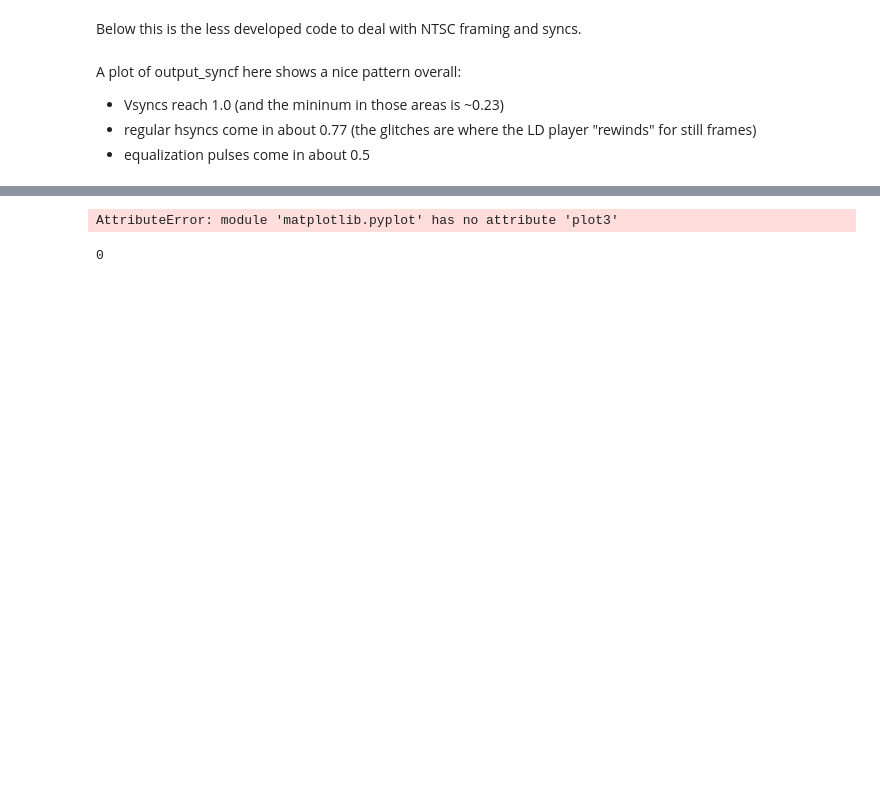
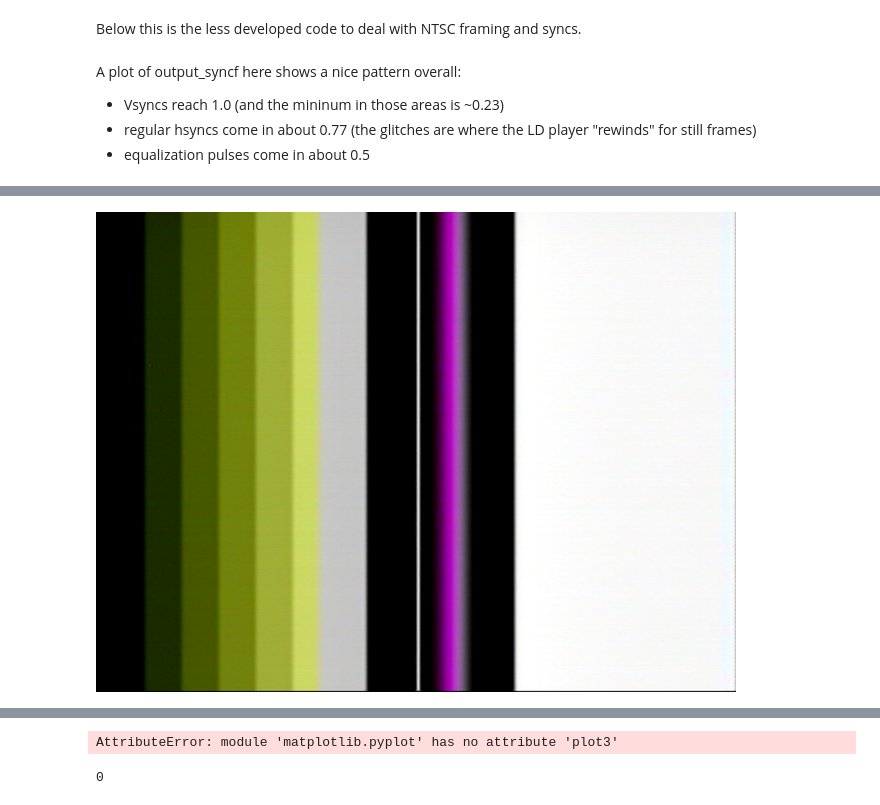
Before and after one commit to happycube/ld-decode, a Jupyter notebook: ld-decoder-dev.ipynb, the cells around one changed output, grey strips where cells are left out. Drawn from its saved outputs; the diff is of its cells as text; code cells hidden in the pictures; blank space fills up the shorter version.

```diff
--- a/ld-decoder-dev.ipynb
+++ b/ld-decoder-dev.ipynb
@@ -1348,3 +1333,11 @@ drawdata(output_cropped, 844, 504, hscale=2, vscale=2)
+# %%
+import os
+os.system("cat tmp1.tbc | ./comb-ntsc -d 2 - > testx1.rgb; convert -size 744x480 -depth 16 -resize 200%\! rgb:testx.rgb -resize 640x480\! testx1.png")
+
+#from IPython.display import Image
+IPython.display.Image("testx1.png")
+# %% [output]
+[figure, added]
 # %%
 l = 20
 
```
Also changed, not shown: parts of 8 cells of this notebook, 1 other file.
